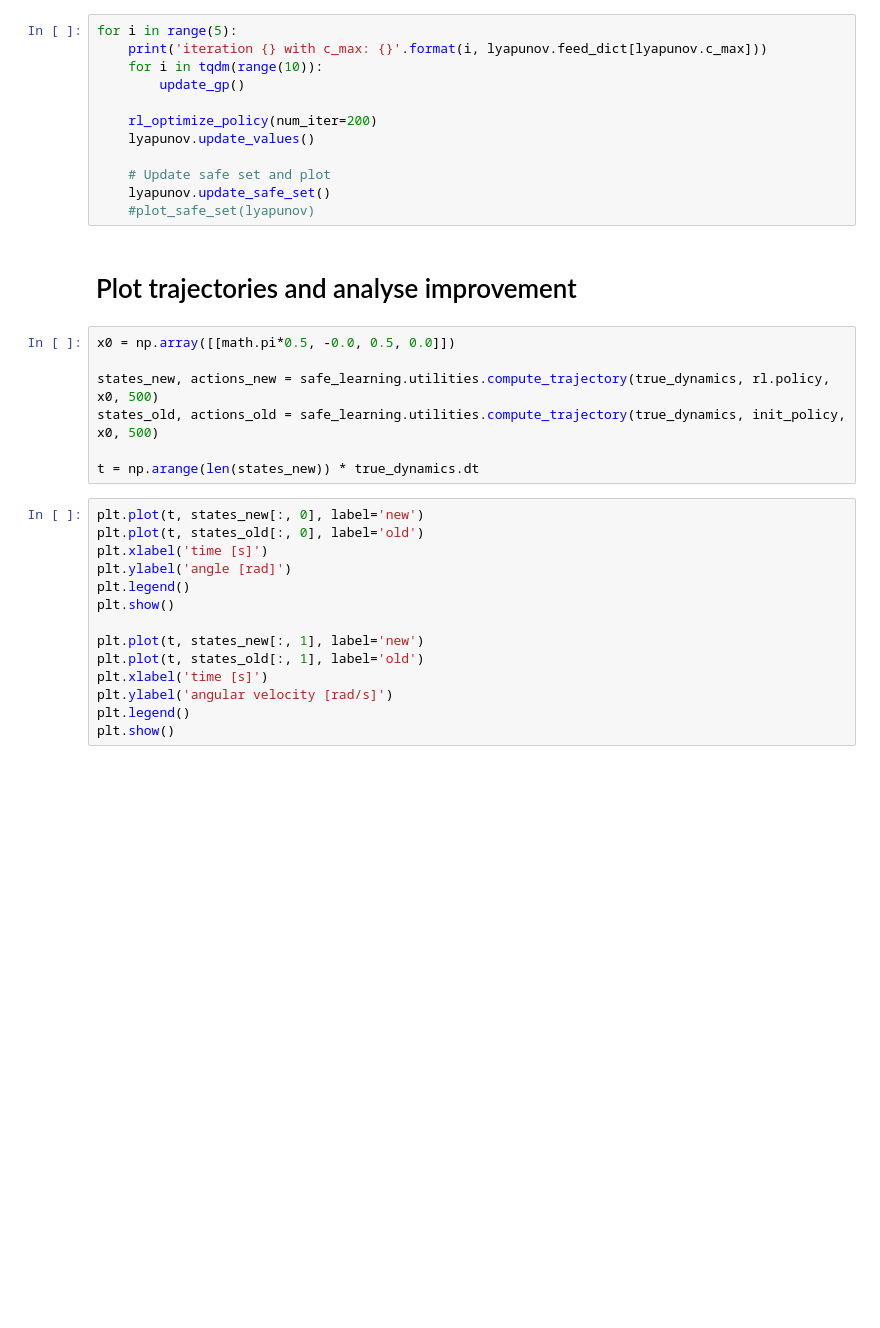
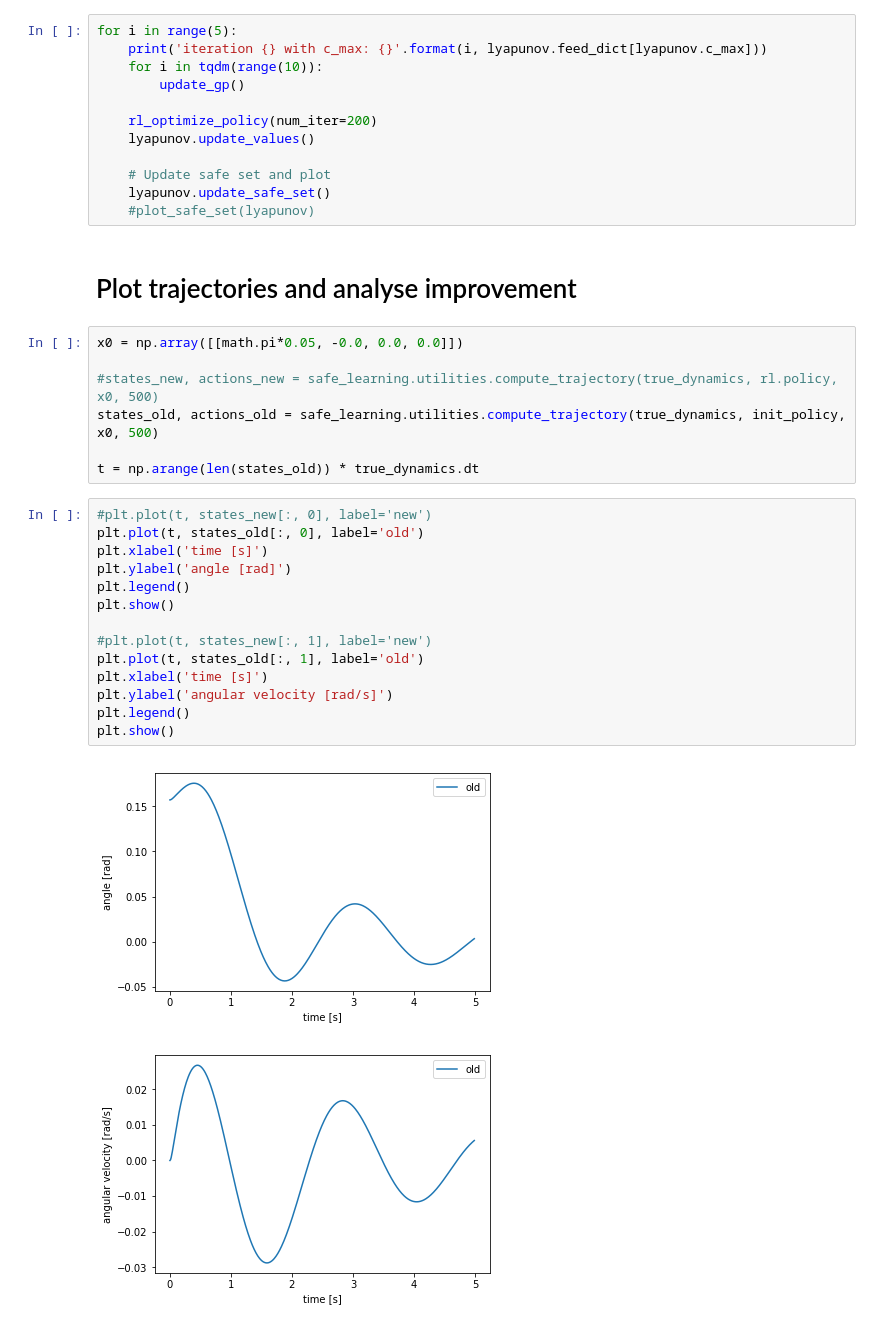
Before and after one commit to bevanda/safe_learning, a Jupyter notebook: examples/cart_pole_rlr.ipynb, the cells around one changed output. Cells and saved outputs as stored; diff of their text form; blank space fills up the shorter version.

```diff
--- a/examples/cart_pole_rlr.ipynb
+++ b/examples/cart_pole_rlr.ipynb
@@ -470,24 +470,27 @@ for i in range(5):
 # %% [markdown]
 # Plot trajectories and analyse improvement
 # %%
-x0 = np.array([[math.pi*0.5, -0.0, 0.5, 0.0]])
+x0 = np.array([[math.pi*0.05, -0.0, 0.0, 0.0]])
 
-states_new, actions_new = safe_learning.utilities.compute_trajectory(true_dynamics, rl.policy, x0, 500)
+#states_new, actions_new = safe_learning.utilities.compute_trajectory(true_dynamics, rl.policy, x0, 500)
 states_old, actions_old = safe_learning.utilities.compute_trajectory(true_dynamics, init_policy, x0, 500)
 
-t = np.arange(len(states_new)) * true_dynamics.dt
+t = np.arange(len(states_old)) * true_dynamics.dt
 # %%
-plt.plot(t, states_new[:, 0], label='new')
+#plt.plot(t, states_new[:, 0], label='new')
 plt.plot(t, states_old[:, 0], label='old')
 plt.xlabel('time [s]')
 plt.ylabel('angle [rad]')
 plt.legend()
 plt.show()
 
-plt.plot(t, states_new[:, 1], label='new')
+#plt.plot(t, states_new[:, 1], label='new')
 plt.plot(t, states_old[:, 1], label='old')
 plt.xlabel('time [s]')
 plt.ylabel('angular velocity [rad/s]')
 plt.legend()
 plt.show()
+# %% [output]
+[figure, added]
+[figure, added]
 # %%
```
Also changed, not shown: parts of 6 cells of this notebook, 2 other files.
